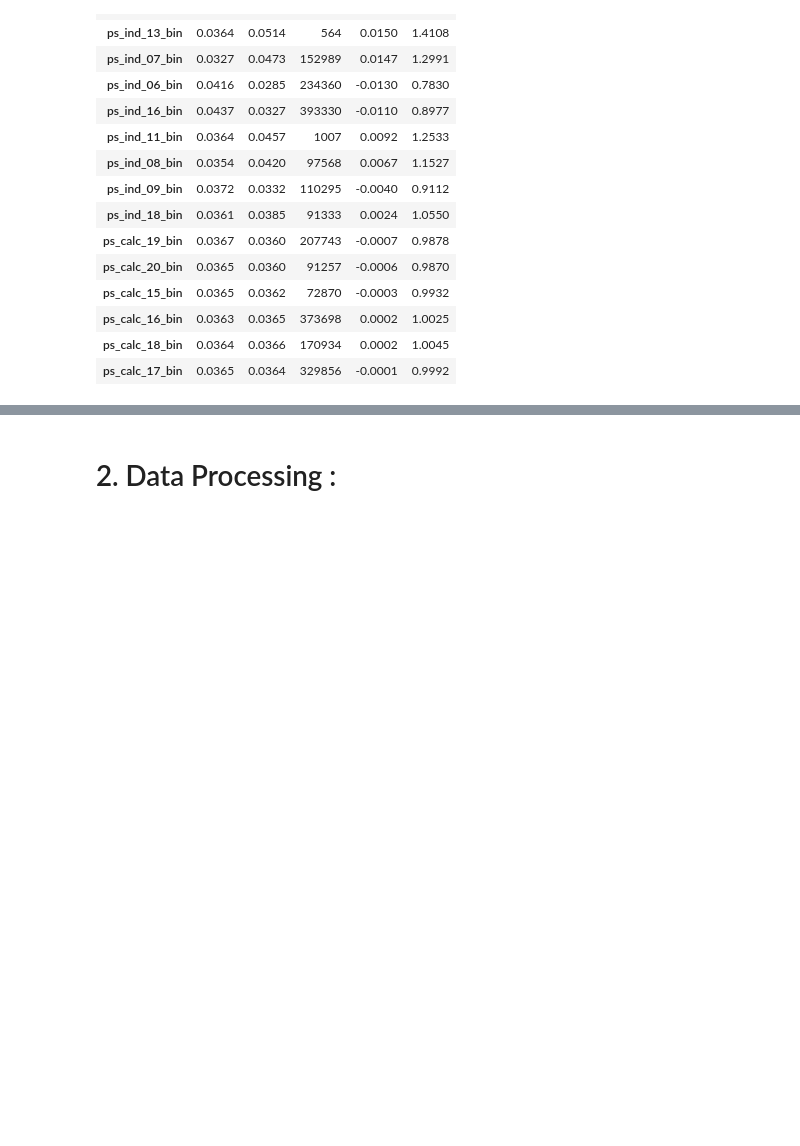
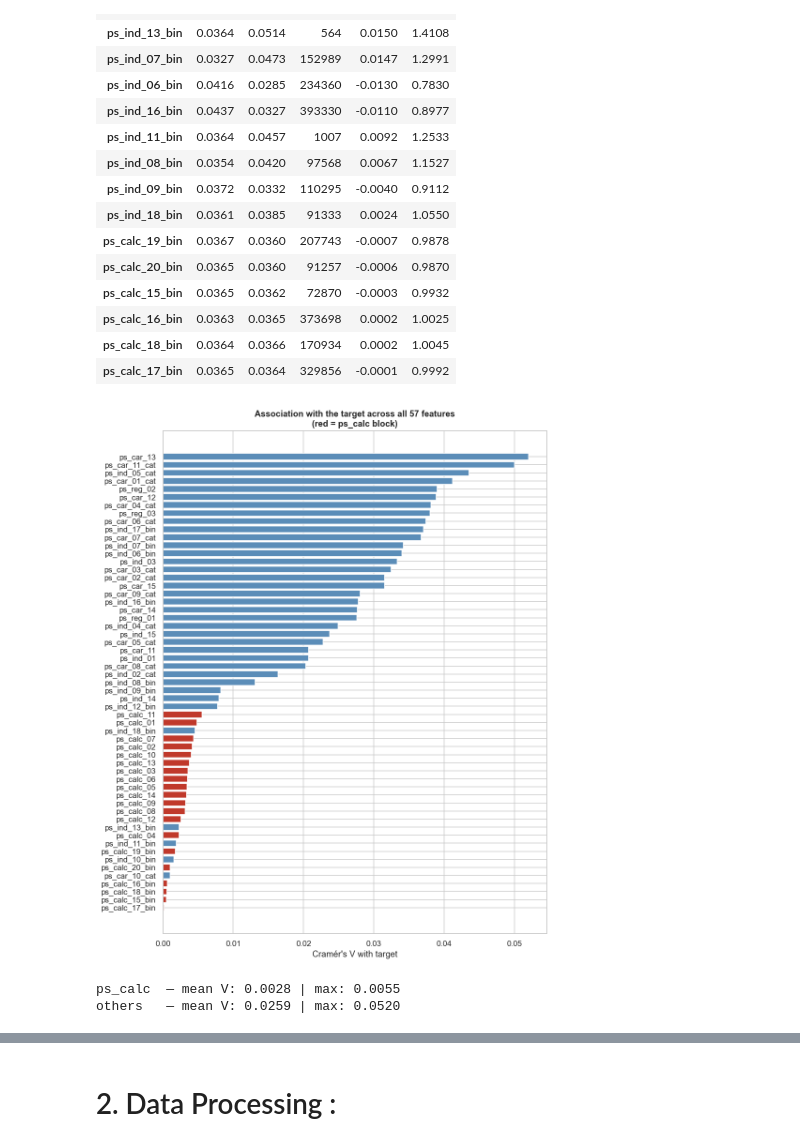
Before and after one commit to leyla-louache/porto-seguro-project, a Jupyter notebook: notebooks/01_Leyla_Louache.ipynb, the cells around one changed output, grey strips where cells are left out. Cells and saved outputs as stored; diff of their text form; code cells hidden in the pictures; blank space fills up the shorter version.

```diff
--- a/notebooks/01_Leyla_Louache.ipynb
+++ b/notebooks/01_Leyla_Louache.ipynb
@@ -518,3 +543,10 @@ display(
 | 23 | ps_car_02_cat | 5 | 0.000840 |
 # %% [markdown]
 __Claim rate by level :__
+# %%
+for c in df.columns:
+    if str(df[c].dtype) == "category":
+        df[c] = pd.to_numeric(df[c].astype(str), errors="coerce")
+
+df[TARGET] = df[TARGET].astype(int)
+print(df.dtypes.value_counts())   # no 'category' left
@@ -700,3 +736,52 @@ rates.reindex(rates["gap"].abs().sort_values(ascending=False).index).round(4)
 | ps_calc_16_bin | 0.0363 | 0.0365 | 373698 | 0.0002 | 1.0025 |
 | ps_calc_18_bin | 0.0364 | 0.0366 | 170934 | 0.0002 | 1.0045 |
 | ps_calc_17_bin | 0.0365 | 0.0364 | 329856 | -0.0001 | 0.9992 |
+# %%
+from scipy.stats import chi2_contingency
+
+def cramers_v(x, y):
+    t = pd.crosstab(x, y)
+    chi2 = chi2_contingency(t)[0]
+    n = t.values.sum()
+    r, k = t.shape
+    return np.sqrt(chi2 / (n * (min(r, k) - 1)))
+
+y_num = pd.to_numeric(df[TARGET]).astype(int)
+
+# Cramér's V works on all three families once continuous features are binned
+# into deciles, giving one comparable measure across the whole dataset.
+rows = []
+for c in binary_cols + categorical_cols + numeric_cols:
+    s = df[c]
+    if c in numeric_cols and s.nunique() > 20:
+        s = pd.qcut(s, 10, labels=False, duplicates="drop")
+    s = pd.Series(s).fillna(-1)
+    rows.append({
+        "feature": c,
+        "block": "ps_calc" if c.startswith("ps_calc") else "other",
+        "v": cramers_v(s, y_num),
+    })
+
+assoc = pd.DataFrame(rows).sort_values("v")
+
+plt.figure(figsize=(9, 11))
+colors = [PALETTE[1] if b == "ps_calc" else PALETTE[0] for b in assoc["block"]]
+plt.barh(assoc["feature"], assoc["v"], color=colors)
+plt.xlabel("Cramér's V with target")
+plt.title("Association with the target across all 57 features\n"
+          "(red = ps_calc block)")
+plt.grid(True, axis="x", zorder=-3)
+plt.tight_layout()
+plt.savefig(FIGDIR / "all_features_association.png", dpi=150, bbox_inches="tight")
+plt.show()
+
+print("ps_calc  — mean V: %.4f | max: %.4f"
+      % (assoc[assoc.block == "ps_calc"]["v"].mean(),
+         assoc[assoc.block == "ps_calc"]["v"].max()))
+print("others   — mean V: %.4f | max: %.4f"
+      % (assoc[assoc.block == "other"]["v"].mean(),
+         assoc[assoc.block == "other"]["v"].max()))
+# %% [output]
+[figure, added]
+ps_calc  — mean V: 0.0028 | max: 0.0055
+others   — mean V: 0.0259 | max: 0.0520
```
Also changed, not shown: parts of 14 cells of this notebook, 3 other files.
